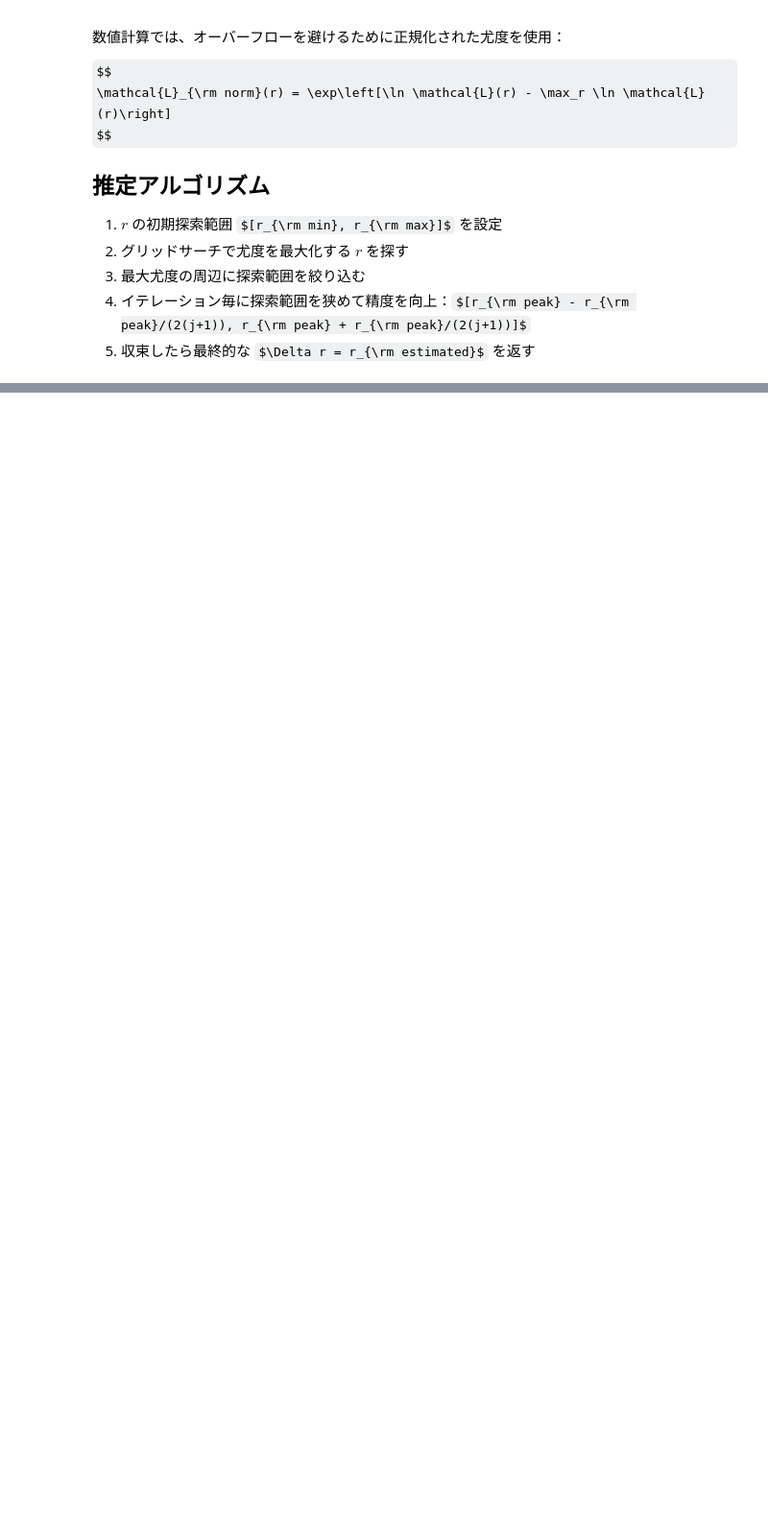
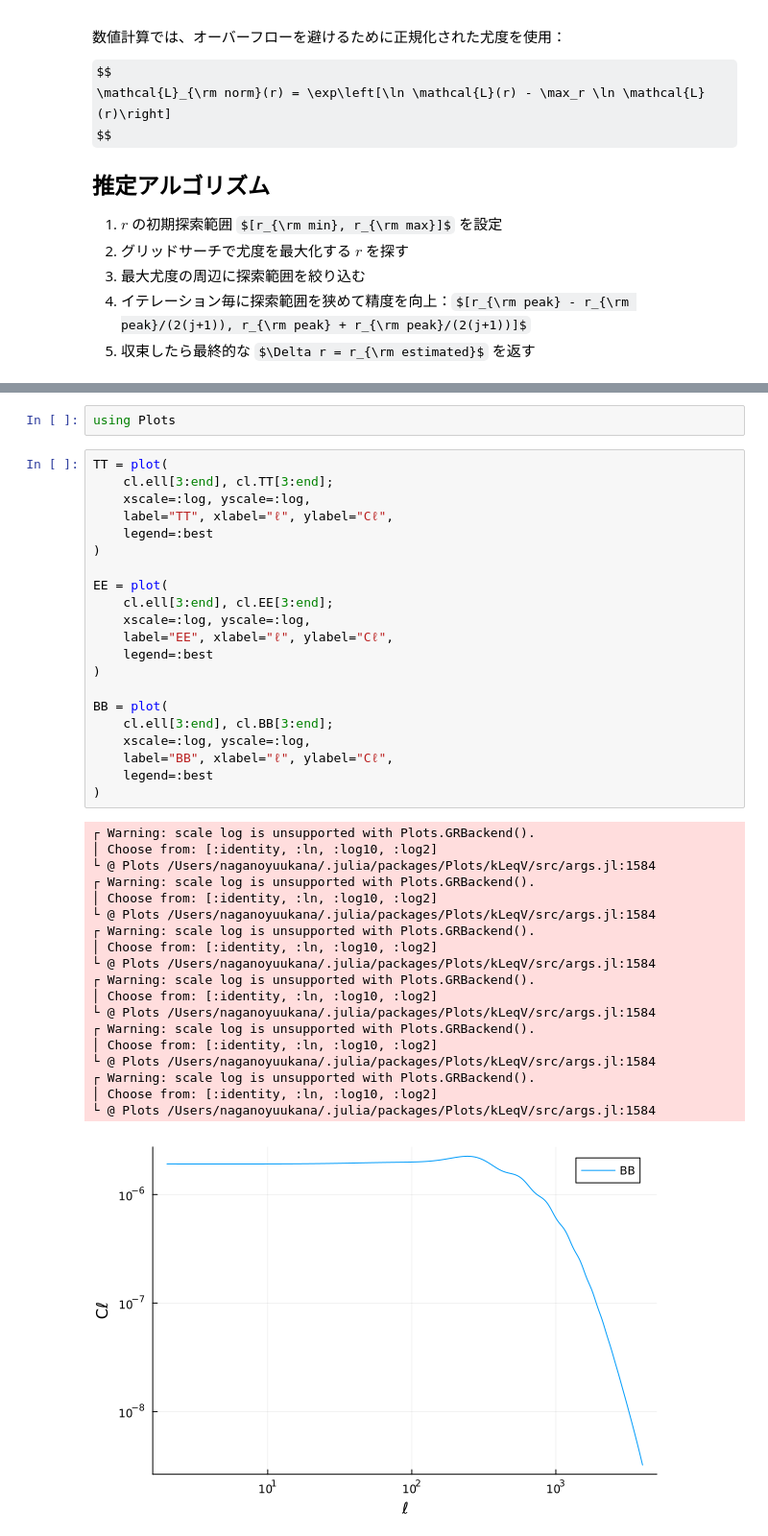
Before and after one commit to yuya-nagano-OU/r_estimator.jl, a Jupyter notebook: notebook/test.ipynb, the cells around one changed output, grey strips where cells are left out. Shown at 96% size. Drawn from its saved outputs; the diff is of its cells as text; some formulas as TeX source; blank space fills up the shorter version.

```diff
--- a/notebook/test.ipynb
+++ b/notebook/test.ipynb
@@ -58,0 +361,43 @@ $$
+# %%
+using Plots
+# %%
+TT = plot(
+    cl.ell[3:end], cl.TT[3:end];
+    xscale=:log, yscale=:log,
+    label="TT", xlabel="ℓ", ylabel="Cℓ",
+    legend=:best
+)
+
+EE = plot(
+    cl.ell[3:end], cl.EE[3:end];
+    xscale=:log, yscale=:log,
+    label="EE", xlabel="ℓ", ylabel="Cℓ",
+    legend=:best
+)
+
+BB = plot(
+    cl.ell[3:end], cl.BB[3:end];
+    xscale=:log, yscale=:log,
+    label="BB", xlabel="ℓ", ylabel="Cℓ",
+    legend=:best
+)
+# %% [output]
+┌ Warning: scale log is unsupported with Plots.GRBackend().
+│ Choose from: [:identity, :ln, :log10, :log2]
+└ @ Plots /Users/naganoyuukana/.julia/packages/Plots/kLeqV/src/args.jl:1584
+┌ Warning: scale log is unsupported with Plots.GRBackend().
+│ Choose from: [:identity, :ln, :log10, :log2]
+└ @ Plots /Users/naganoyuukana/.julia/packages/Plots/kLeqV/src/args.jl:1584
+┌ Warning: scale log is unsupported with Plots.GRBackend().
+│ Choose from: [:identity, :ln, :log10, :log2]
+└ @ Plots /Users/naganoyuukana/.julia/packages/Plots/kLeqV/src/args.jl:1584
+┌ Warning: scale log is unsupported with Plots.GRBackend().
+│ Choose from: [:identity, :ln, :log10, :log2]
+└ @ Plots /Users/naganoyuukana/.julia/packages/Plots/kLeqV/src/args.jl:1584
+┌ Warning: scale log is unsupported with Plots.GRBackend().
+│ Choose from: [:identity, :ln, :log10, :log2]
+└ @ Plots /Users/naganoyuukana/.julia/packages/Plots/kLeqV/src/args.jl:1584
+┌ Warning: scale log is unsupported with Plots.GRBackend().
+│ Choose from: [:identity, :ln, :log10, :log2]
+└ @ Plots /Users/naganoyuukana/.julia/packages/Plots/kLeqV/src/args.jl:1584
+[figure, added]
```
Also changed, not shown: parts of 30 cells of this notebook.
